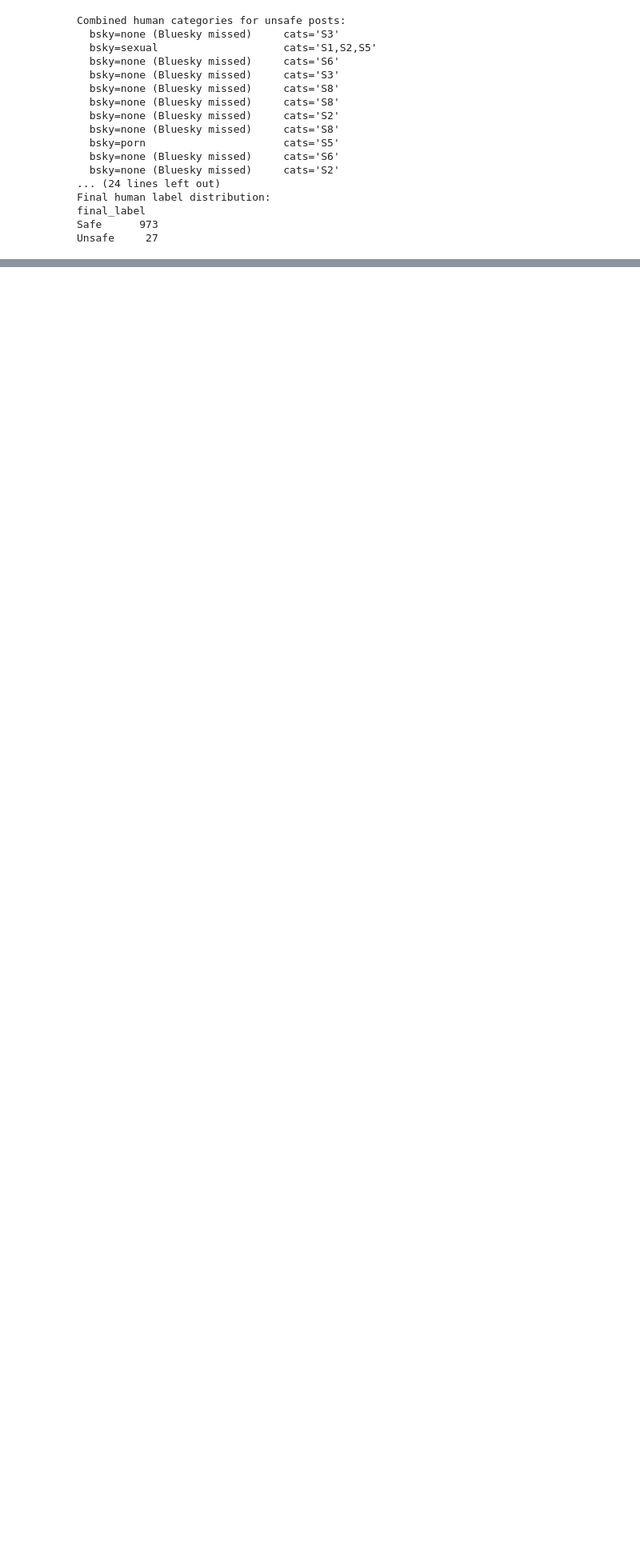
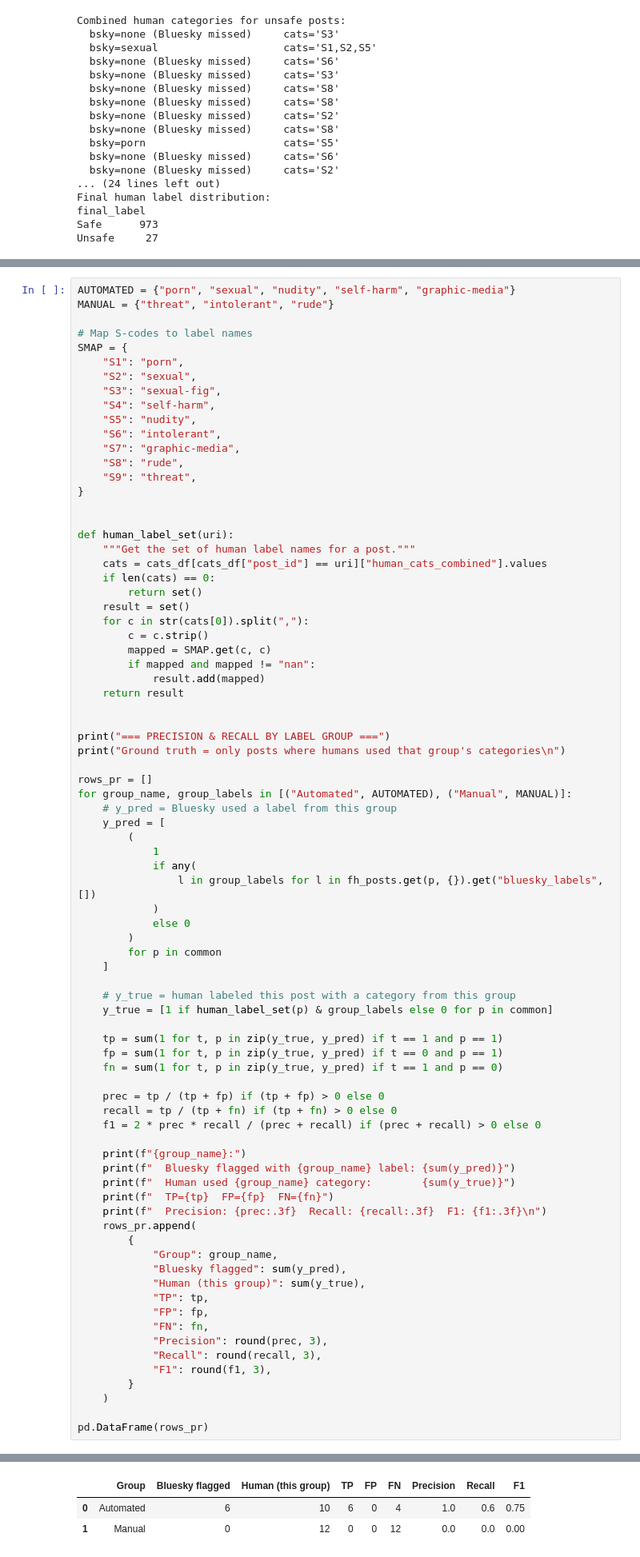
Before and after one commit to Ines-Abdelaziz/feedback-bluesky, a Jupyter notebook: firehose_analysis.ipynb, the cells around one changed output, grey strips where cells are left out. Shown at 80% size. Saved outputs shown, nothing was run; the diff lists cells and outputs as text; blank space fills up the shorter version.

```diff
--- a/firehose_analysis.ipynb
+++ b/firehose_analysis.ipynb
@@ -1070,0 +1127,81 @@ Combined human categories for unsafe posts:
+# %%
+AUTOMATED = {"porn", "sexual", "nudity", "self-harm", "graphic-media"}
+MANUAL = {"threat", "intolerant", "rude"}
+
+# Map S-codes to label names
+SMAP = {
+    "S1": "porn",
+    "S2": "sexual",
+    "S3": "sexual-fig",
+    "S4": "self-harm",
+    "S5": "nudity",
+    "S6": "intolerant",
+    "S7": "graphic-media",
+    "S8": "rude",
+    "S9": "threat",
+}
+
+
+def human_label_set(uri):
+    """Get the set of human label names for a post."""
+    cats = cats_df[cats_df["post_id"] == uri]["human_cats_combined"].values
+    if len(cats) == 0:
+        return set()
+    result = set()
+    for c in str(cats[0]).split(","):
+        c = c.strip()
+        mapped = SMAP.get(c, c)
+        if mapped and mapped != "nan":
+            result.add(mapped)
+    return result
+
+
+print("=== PRECISION & RECALL BY LABEL GROUP ===")
+print("Ground truth = only posts where humans used that group's categories\n")
+
+rows_pr = []
+for group_name, group_labels in [("Automated", AUTOMATED), ("Manual", MANUAL)]:
+    # y_pred = Bluesky used a label from this group
+    y_pred = [
+        (
+            1
+            if any(
+                l in group_labels for l in fh_posts.get(p, {}).get("bluesky_labels", [])
+            )
+            else 0
+        )
+        for p in common
+    ]
+
+    # y_true = human labeled this post with a category from this group
+    y_true = [1 if human_label_set(p) & group_labels else 0 for p in common]
+
+    tp = sum(1 for t, p in zip(y_true, y_pred) if t == 1 and p == 1)
+    fp = sum(1 for t, p in zip(y_true, y_pred) if t == 0 and p == 1)
+    fn = sum(1 for t, p in zip(y_true, y_pred) if t == 1 and p == 0)
+
+    prec = tp / (tp + fp) if (tp + fp) > 0 else 0
+    recall = tp / (tp + fn) if (tp + fn) > 0 else 0
+    f1 = 2 * prec * recall / (prec + recall) if (prec + recall) > 0 else 0
+
+    print(f"{group_name}:")
+    print(f"  Bluesky flagged with {group_name} label: {sum(y_pred)}")
+    print(f"  Human used {group_name} category:        {sum(y_true)}")
+    print(f"  TP={tp}  FP={fp}  FN={fn}")
+    print(f"  Precision: {prec:.3f}  Recall: {recall:.3f}  F1: {f1:.3f}\n")
+    rows_pr.append(
+        {
+            "Group": group_name,
+            "Bluesky flagged": sum(y_pred),
+            "Human (this group)": sum(y_true),
+            "TP": tp,
+            "FP": fp,
+            "FN": fn,
+            "Precision": round(prec, 3),
+            "Recall": round(recall, 3),
+            "F1": round(f1, 3),
+        }
+    )
+
+pd.DataFrame(rows_pr)
+# %% [output]
@@ -1070,0 +1222,3 @@ Combined human categories for unsafe posts:
+|  | Group | Bluesky flagged | Human (this group) | TP | FP | FN | Precision | Recall | F1 |
+| 0 | Automated | 6 | 10 | 6 | 0 | 4 | 1.0 | 0.6 | 0.75 |
+| 1 | Manual | 0 | 12 | 0 | 0 | 12 | 0.0 | 0.0 | 0.00 |
```
Also changed, not shown: parts of 6 cells of this notebook, 7 other files.
